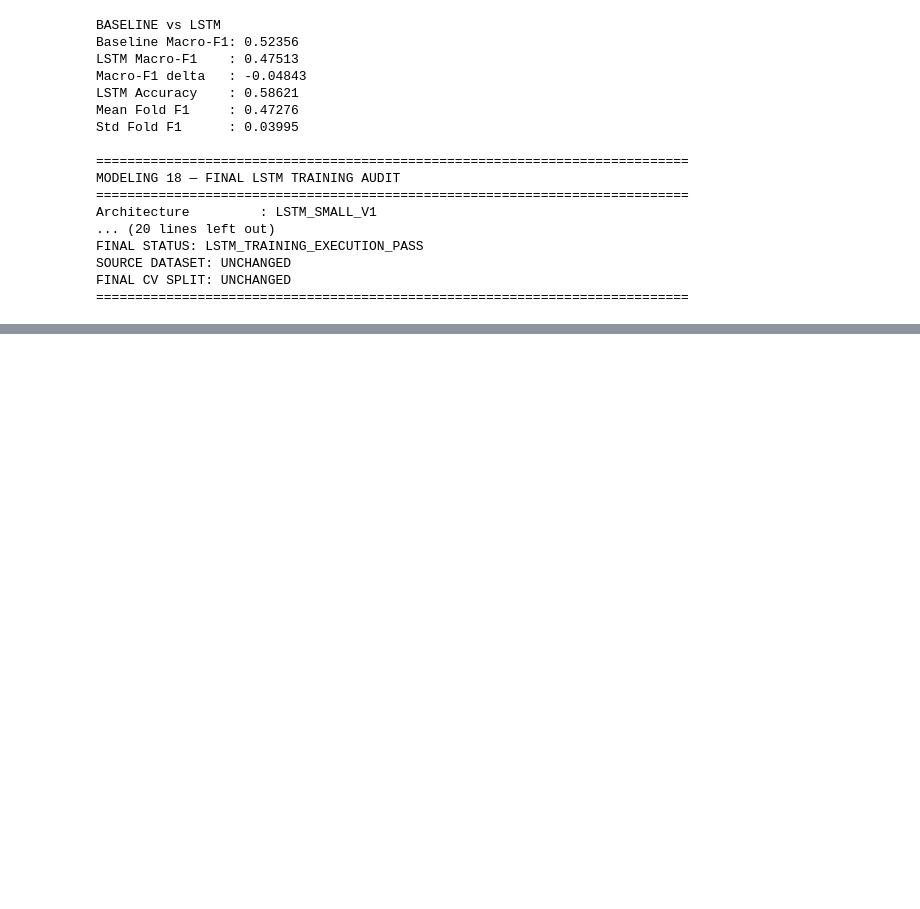
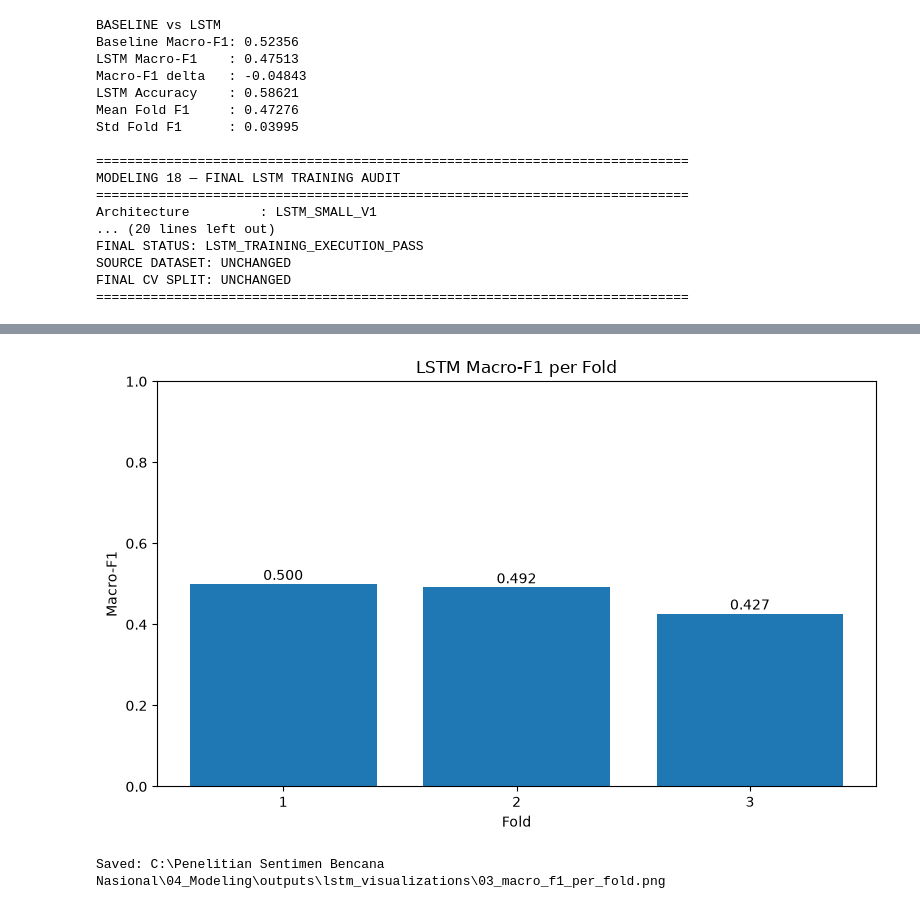
Before and after one commit to YusakSR/Penelitian-Sentimen-Bencana-Nasional, a Jupyter notebook: 04_Modeling/04_modeling.ipynb, the cells around one changed output, grey strips where cells are left out. Saved outputs shown, nothing was run; the diff lists cells and outputs as text; code cells hidden in the pictures; blank space fills up the shorter version.

```diff
--- a/04_Modeling/04_modeling.ipynb
+++ b/04_Modeling/04_modeling.ipynb
@@ -16947,0 +17138,35 @@ FINAL CV SPLIT: UNCHANGED
+# %%
+# MODELING VIZ-04 — MACRO-F1 PER FOLD
+# ============================================================
+
+plot_df = fold_metrics_df.copy()
+
+plt.figure(figsize=(8, 5))
+plt.bar(
+    plot_df["fold"].astype(str),
+    plot_df["macro_f1"]
+)
+
+plt.title("LSTM Macro-F1 per Fold")
+plt.xlabel("Fold")
+plt.ylabel("Macro-F1")
+plt.ylim(0, 1)
+
+for i, row in plot_df.iterrows():
+    plt.text(
+        i,
+        row["macro_f1"] + 0.01,
+        f'{row["macro_f1"]:.3f}',
+        ha="center"
+    )
+
+plt.tight_layout()
+
+save_path = OUT_DIR / "03_macro_f1_per_fold.png"
+plt.savefig(save_path, dpi=200, bbox_inches="tight")
+plt.show()
+
+print("Saved:", save_path)
+# %% [output]
+[figure, added]
+Saved: C:\Penelitian Sentimen Bencana Nasional\04_Modeling\outputs\lstm_visualizations\03_macro_f1_per_fold.png
```
Also changed, not shown: parts of 9 cells of this notebook, 9 other files.
